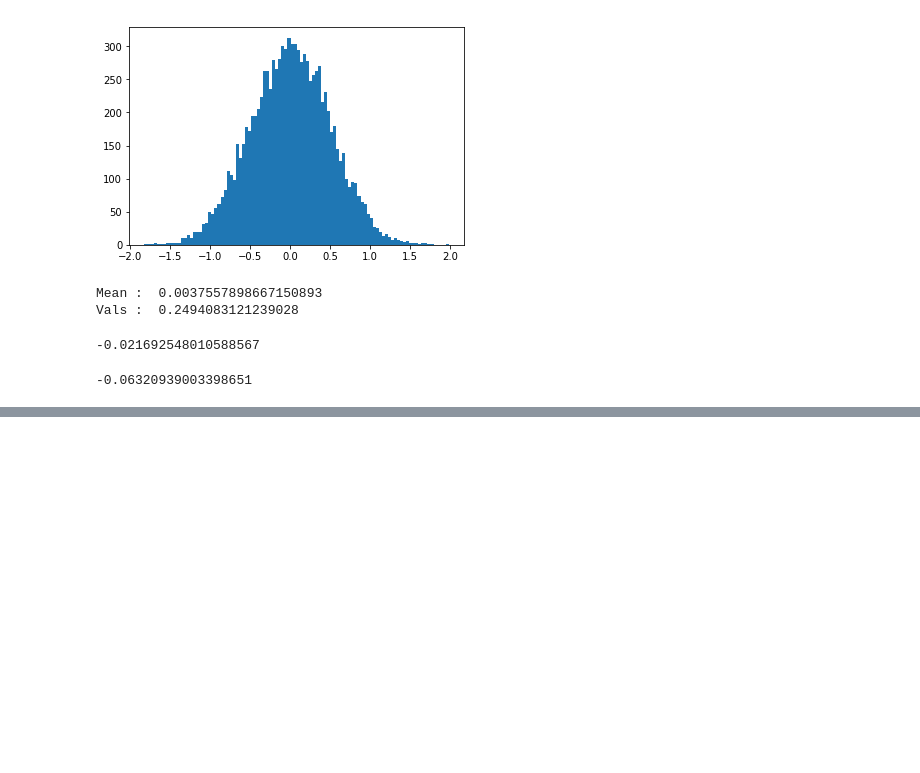
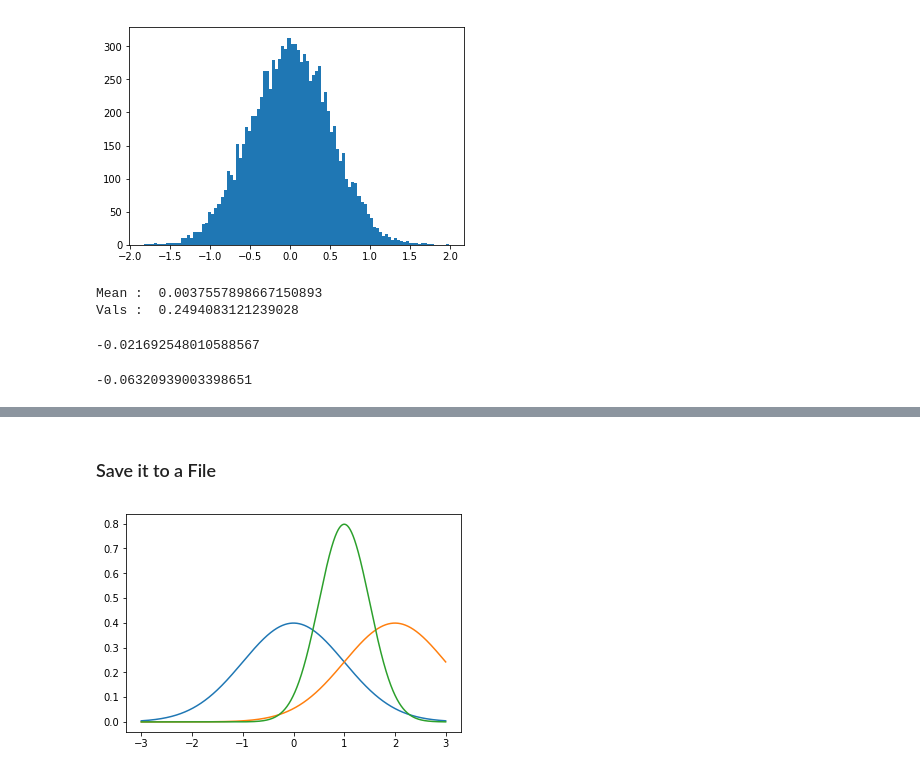
Before and after one commit to SudhakarAnemu/AI-DS-ML-DL-, a Jupyter notebook: jsDSDLMLwithPython_Udemy.ipynb, the cells around one changed output, grey strips where cells are left out. Saved outputs shown, nothing was run; the diff lists cells and outputs as text; code cells hidden in the pictures; blank space fills up the shorter version.

```diff
--- a/jsDSDLMLwithPython_Udemy.ipynb
+++ b/jsDSDLMLwithPython_Udemy.ipynb
@@ -263,0 +307,9 @@ sp.kurtosis(vals)
+# %% [markdown]
+### Save it to a File
+# %%
+plt.plot(x, norm.pdf(x))
+plt.plot(x, norm.pdf(x, 2.0, 1))
+plt.plot(x, norm.pdf(x, 1.0, 0.5))
+plt.savefig("abc.png", format="png")
+# %% [output]
+[figure, added]
```
Also changed, not shown: parts of 43 cells of this notebook.
